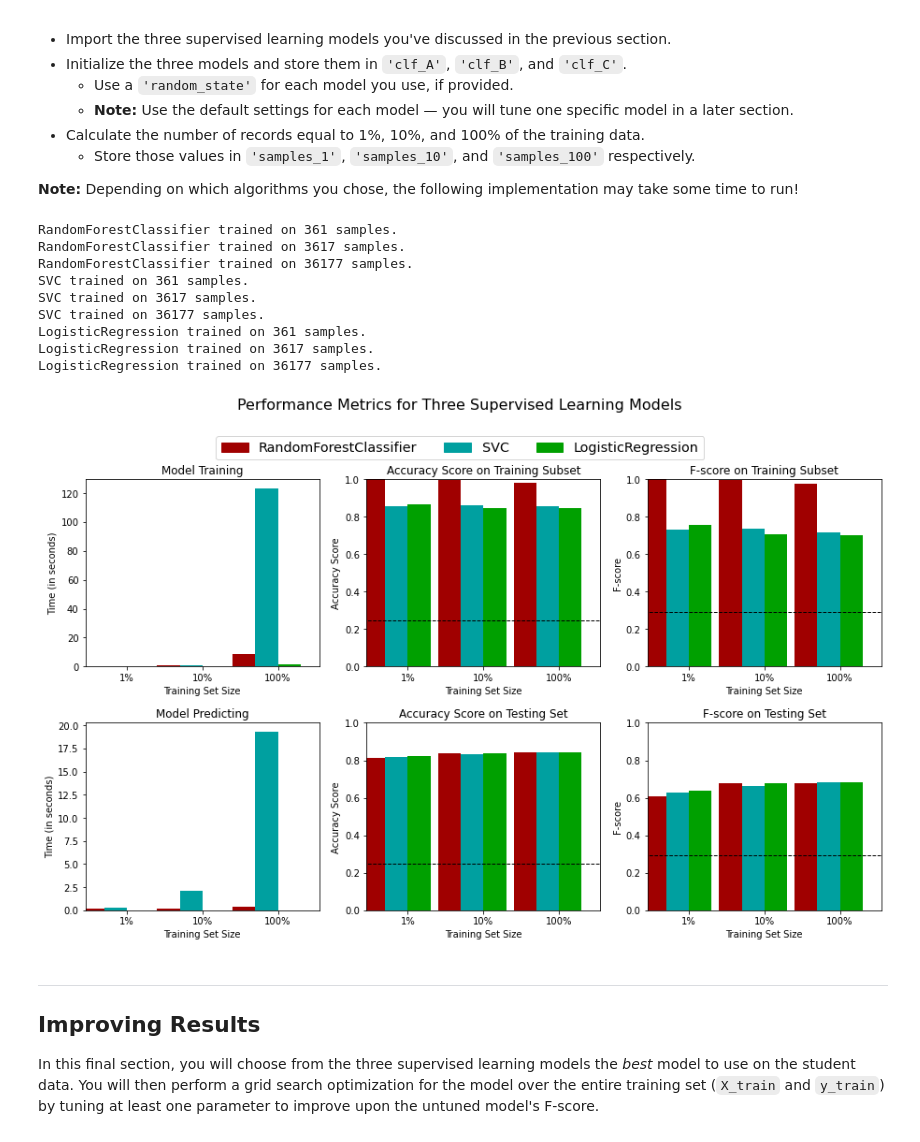
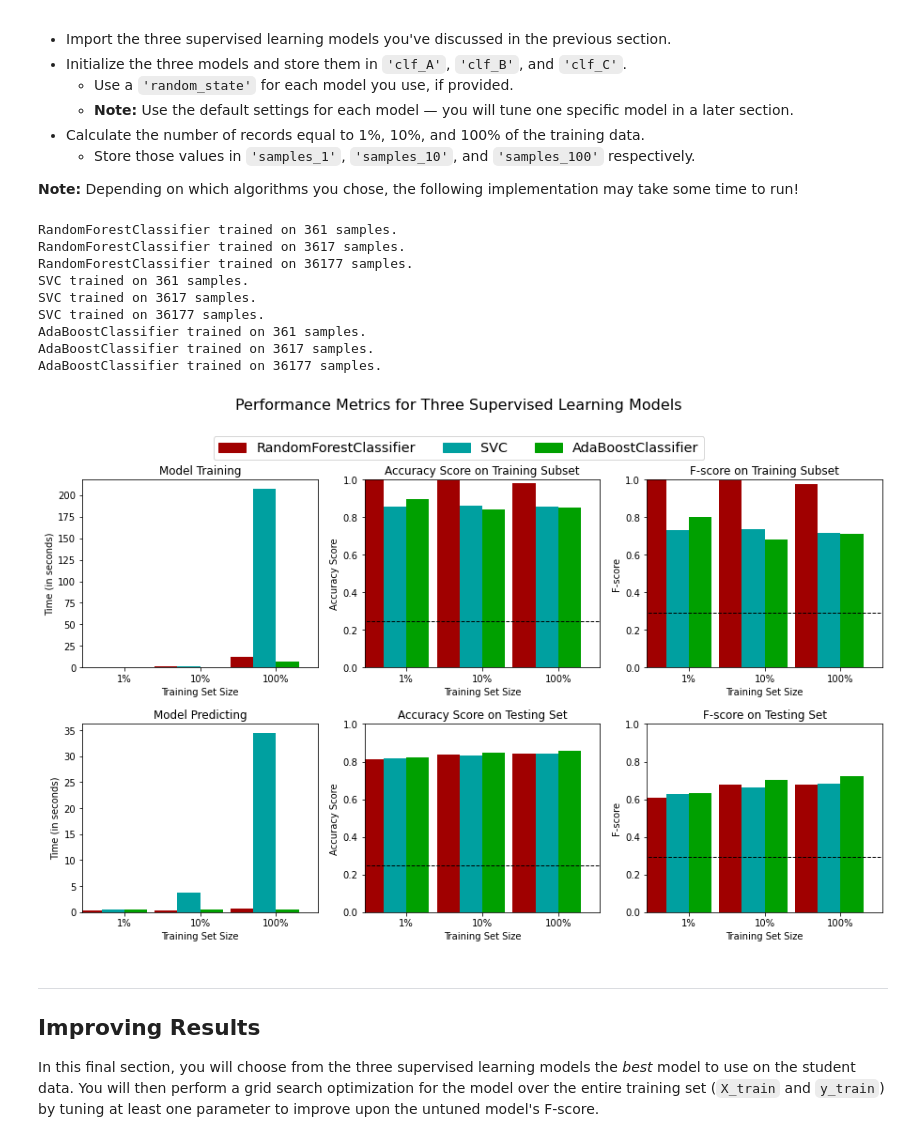
Before and after one commit to stephen-brooks/ML_Degree, a Jupyter notebook: finding_donors/finding_donors.ipynb, the cells around one changed output. Saved outputs shown, nothing was run; the diff lists cells and outputs as text; code cells hidden in the pictures.

```diff
--- a/finding_donors/finding_donors.ipynb
+++ b/finding_donors/finding_donors.ipynb
@@ -473,45 +471,44 @@ In the code cell, you will need to implement the following:
 **Note:** Depending on which algorithms you chose, the following implementation may take some time to run!
 # %%
 # TODO: Import the three supervised learning models from sklearn
-from sklearn.ensemble import RandomForestClassifier
+from sklearn.ensemble import RandomForestClassifier, AdaBoostClassifier
 from sklearn.svm import SVC
-from sklearn.linear_model import LogisticRegression
 
 # TODO: Initialize the three models
 clf_A = RandomForestClassifier(random_state=7)
 clf_B = SVC(random_state=7)
-clf_C = LogisticRegression(random_state=7, max_iter = 10000)
+clf_C = AdaBoostClassifier(random_state=7)
 
 # TODO: Calculate the number of samples for 1%, 10%, and 100% of the training data
 # HINT: samples_100 is the entire training set i.e. len(y_train)
 # HINT: samples_10 is 10% of samples_100 (ensure to set the count of the values to be `int` and not `float`)
 # HINT: samples_1 is 1% of samples_100 (ensure to set the count of the values to be `int` and not `float`)
 samples_100 = len(y_train)
 samples_10 = int(samples_100*.1)
 samples_1 = int(samples_10*.1)
 
 # Collect results on the learners
 results = {}
 for clf in [clf_A, clf_B, clf_C]:
     clf_name = clf.__class__.__name__
     results[clf_name] = {}
     for i, samples in enumerate([samples_1, samples_10, samples_100]):
         results[clf_name][i] = \
         train_predict(clf, samples, X_train, y_train, X_test, y_test)
 
 # Run metrics visualization for the three supervised learning models chosen
 vs.evaluate(results, accuracy, fscore)
 # %% [output]
 RandomForestClassifier trained on 361 samples.
 RandomForestClassifier trained on 3617 samples.
 RandomForestClassifier trained on 36177 samples.
 SVC trained on 361 samples.
 SVC trained on 3617 samples.
 SVC trained on 36177 samples.
-LogisticRegression trained on 361 samples.
-LogisticRegression trained on 3617 samples.
-LogisticRegression trained on 36177 samples.
+AdaBoostClassifier trained on 361 samples.
+AdaBoostClassifier trained on 3617 samples.
+AdaBoostClassifier trained on 36177 samples.
-[figure, old version]
+[figure, new version]
 # %% [markdown]
 ----
 ## Improving Results
```
Also changed, not shown: parts of 15 cells of this notebook, 1 other file.
